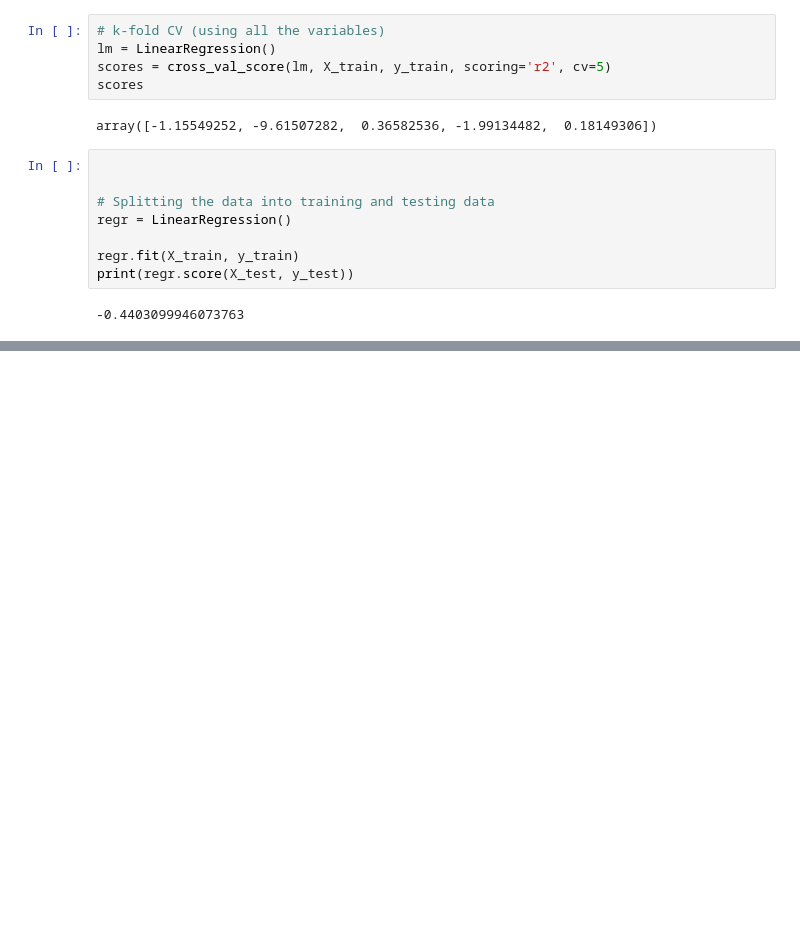
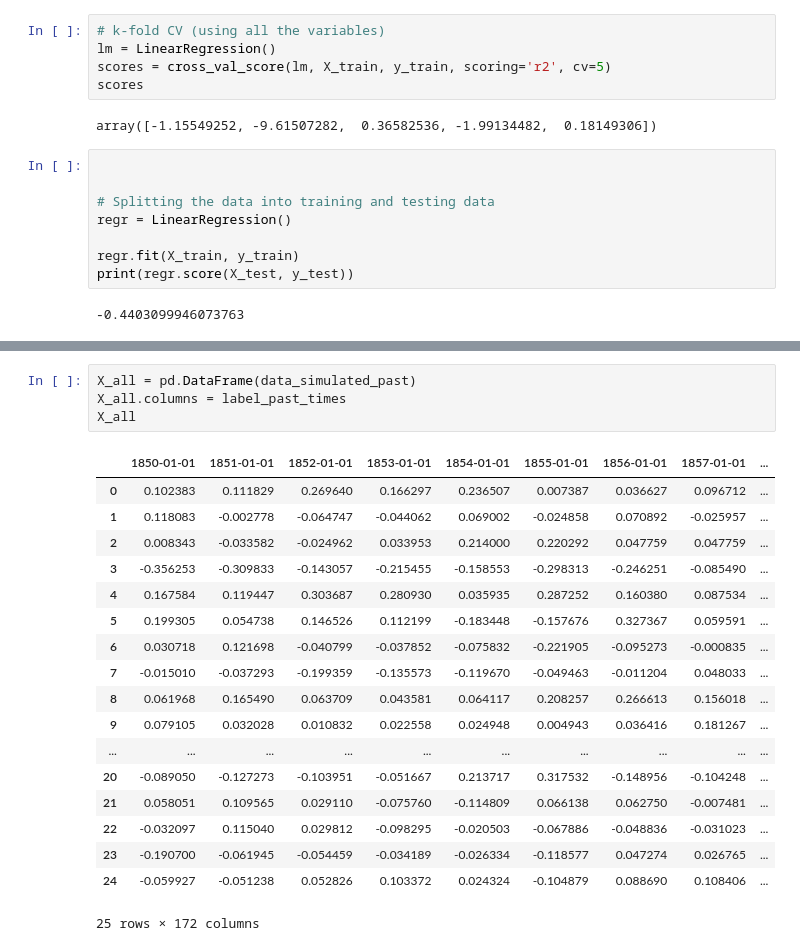
Before and after one commit to SashaCuau/ProjetMeteo, a Jupyter notebook: sujet_seance1_a_completer.ipynb, the cells around one changed output, grey strips where cells are left out. Drawn from its saved outputs; the diff is of its cells as text; blank space fills up the shorter version.

```diff
--- a/sujet_seance1_a_completer.ipynb
+++ b/sujet_seance1_a_completer.ipynb
@@ -635,0 +891,23 @@ print(regr.score(X_test, y_test))
+# %%
+X_all = pd.DataFrame(data_simulated_past)
+X_all.columns = label_past_times
+X_all
+# %% [output]
+|  | 1850-01-01 | 1851-01-01 | 1852-01-01 | 1853-01-01 | 1854-01-01 | 1855-01-01 | 1856-01-01 | 1857-01-01 | ... |
+| 0 | 0.102383 | 0.111829 | 0.269640 | 0.166297 | 0.236507 | 0.007387 | 0.036627 | 0.096712 | ... |
+| 1 | 0.118083 | -0.002778 | -0.064747 | -0.044062 | 0.069002 | -0.024858 | 0.070892 | -0.025957 | ... |
+| 2 | 0.008343 | -0.033582 | -0.024962 | 0.033953 | 0.214000 | 0.220292 | 0.047759 | 0.047759 | ... |
+| 3 | -0.356253 | -0.309833 | -0.143057 | -0.215455 | -0.158553 | -0.298313 | -0.246251 | -0.085490 | ... |
+| 4 | 0.167584 | 0.119447 | 0.303687 | 0.280930 | 0.035935 | 0.287252 | 0.160380 | 0.087534 | ... |
+| 5 | 0.199305 | 0.054738 | 0.146526 | 0.112199 | -0.183448 | -0.157676 | 0.327367 | 0.059591 | ... |
+| 6 | 0.030718 | 0.121698 | -0.040799 | -0.037852 | -0.075832 | -0.221905 | -0.095273 | -0.000835 | ... |
+| 7 | -0.015010 | -0.037293 | -0.199359 | -0.135573 | -0.119670 | -0.049463 | -0.011204 | 0.048033 | ... |
+| 8 | 0.061968 | 0.165490 | 0.063709 | 0.043581 | 0.064117 | 0.208257 | 0.266613 | 0.156018 | ... |
+| 9 | 0.079105 | 0.032028 | 0.010832 | 0.022558 | 0.024948 | 0.004943 | 0.036416 | 0.181267 | ... |
+| ... | ... | ... | ... | ... | ... | ... | ... | ... | ... |
+| 20 | -0.089050 | -0.127273 | -0.103951 | -0.051667 | 0.213717 | 0.317532 | -0.148956 | -0.104248 | ... |
+| 21 | 0.058051 | 0.109565 | 0.029110 | -0.075760 | -0.114809 | 0.066138 | 0.062750 | -0.007481 | ... |
+| 22 | -0.032097 | 0.115040 | 0.029812 | -0.098295 | -0.020503 | -0.067886 | -0.048836 | -0.031023 | ... |
+| 23 | -0.190700 | -0.061945 | -0.054459 | -0.034189 | -0.026334 | -0.118577 | 0.047274 | 0.026765 | ... |
+| 24 | -0.059927 | -0.051238 | 0.052826 | 0.103372 | 0.024324 | -0.104879 | 0.088690 | 0.108406 | ... |
+25 rows × 172 columns
```
Also changed, not shown: parts of 30 cells of this notebook.
